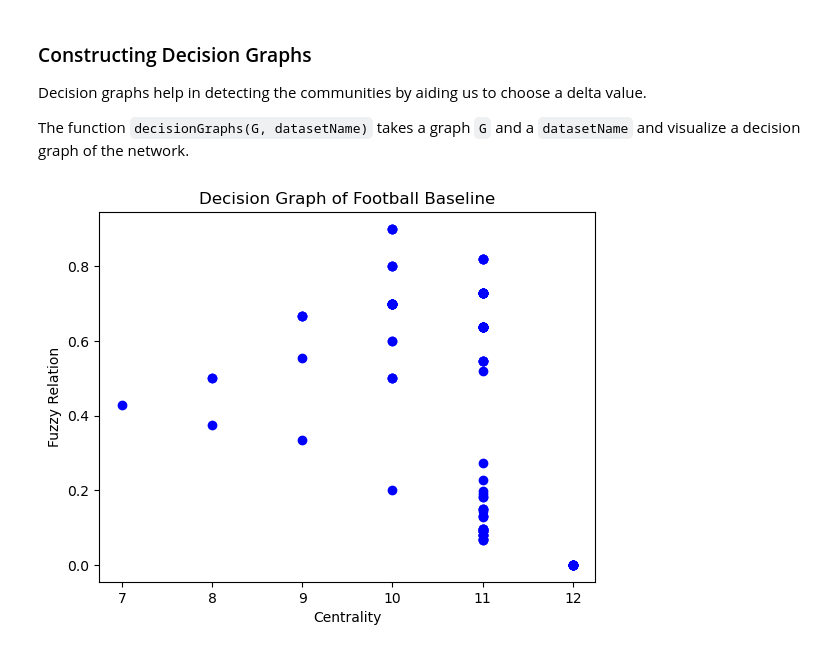
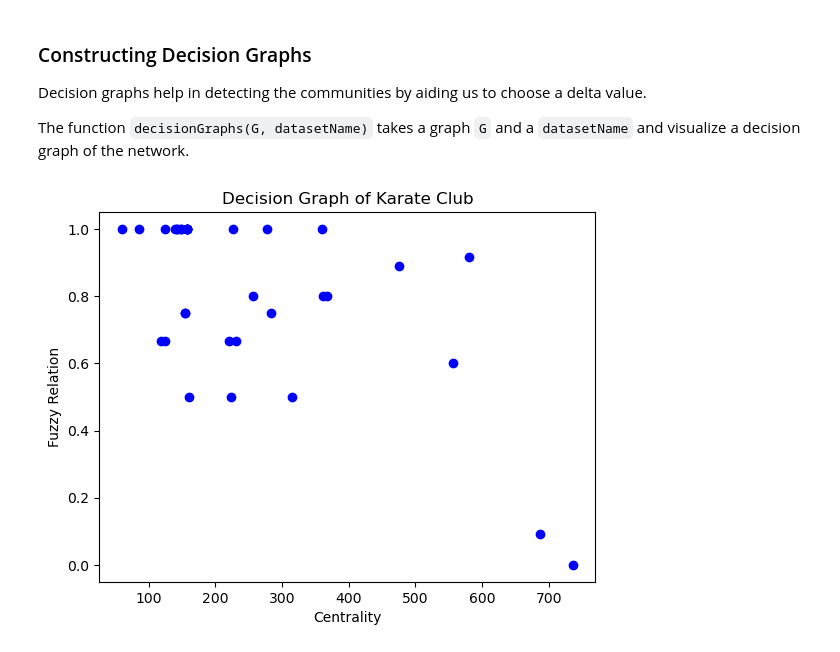
Before and after one commit to frimps-astro/frimps-astro.github.io, a Jupyter notebook: project_community_detection.ipynb, the cells around one changed output. Cells and saved outputs as stored; diff of their text form; code cells hidden in the pictures.

```diff
--- a/project_community_detection.ipynb
+++ b/project_community_detection.ipynb
@@ -314,36 +313,36 @@ def decisionGraphs(G, datasetName):
     plt.savefig("graphs/decisions/{}".format(filename+"_decision_graph"+".png"), format="PNG", dpi=400)
 
 
-# K = nx.karate_club_graph()
-# decisionGraphs(K, "Karate Club")
+K = nx.karate_club_graph()
+decisionGraphs(K, "Karate Club")
 # decisionGraphs(K, "Karate Club Baseline")
 
 # D = nx.read_gml("datasets/dolphins.gml")
 # D = nx.convert_node_labels_to_integers(D,first_label=0)
 # decisionGraphs(D, "Dolphins Network")
 
 # F = nx.read_gml("datasets/football.gml")
 # F = nx.convert_node_labels_to_integers(F,first_label=0)
 # decisionGraphs(F, "Football")
 
 # F = nx.read_gml("datasets/football.gml")
 # F = nx.convert_node_labels_to_integers(F,first_label=0)
 # decisionGraphs(F, "Football Baseline")
 
 
 # P = nx.read_gml("datasets/us_politics_books.gml")
 # P = nx.convert_node_labels_to_integers(P,first_label=0)
 # decisionGraphs(P, "US Politics Books")
 
 # FB = nx.read_edgelist("datasets/facebook686.edges")
 # # FB = nx.read_edgelist("datasets/facebook414.edges")
 # FB = nx.convert_node_labels_to_integers(FB,first_label=0)
 # decisionGraphs(FB, "Facebook 686 Edges")
 
 # T = nx.read_edgelist("datasets/twitter.edges")
 # decisionGraphs(T, "Twitter")
 
 # GP = nx.read_edgelist("datasets/googleplus.edges")
 # decisionGraphs(GP, "Google Plus")
 # %% [output]
-[figure, old version]
+[figure, new version]
```
Also changed, not shown: parts of 1 cell of this notebook, 12 other files.
